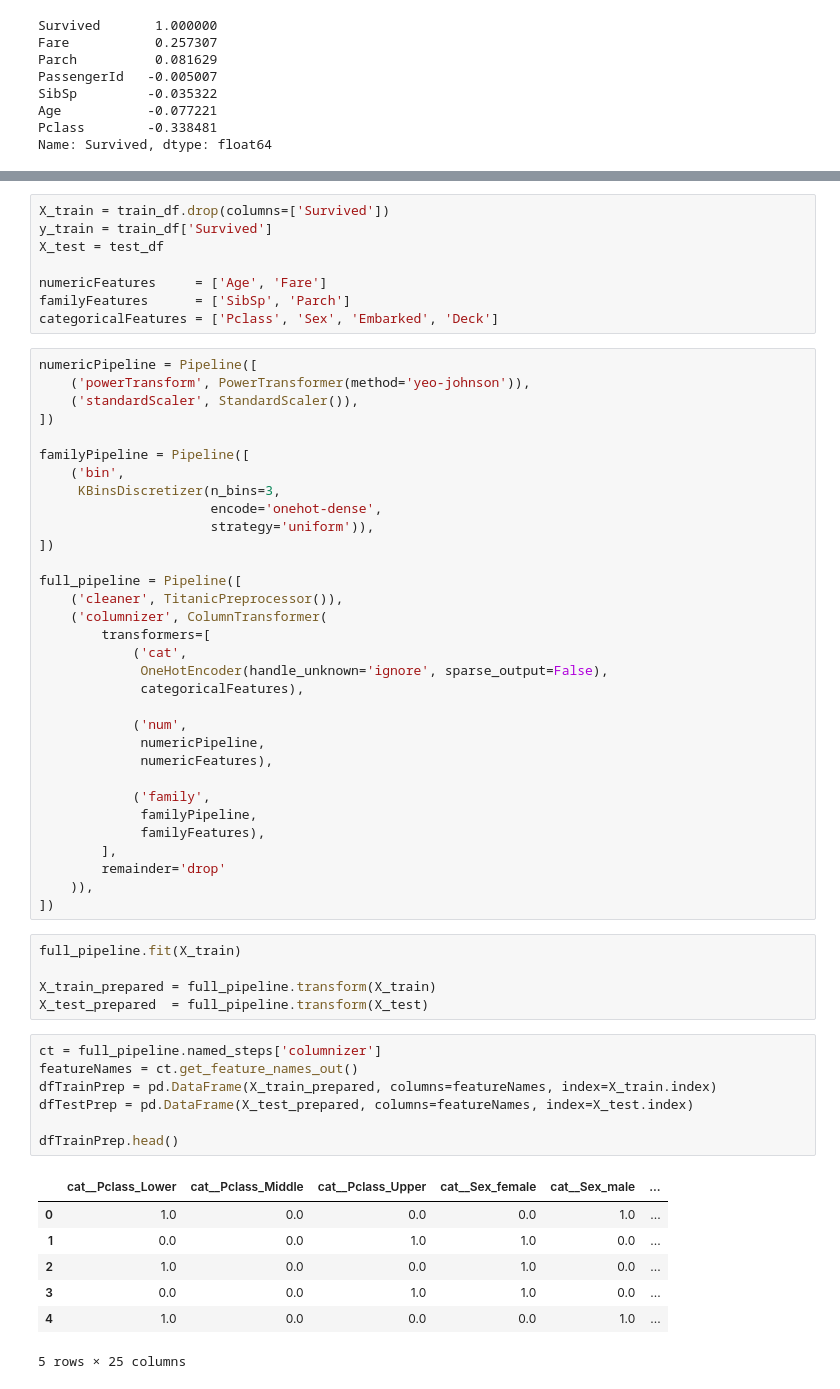
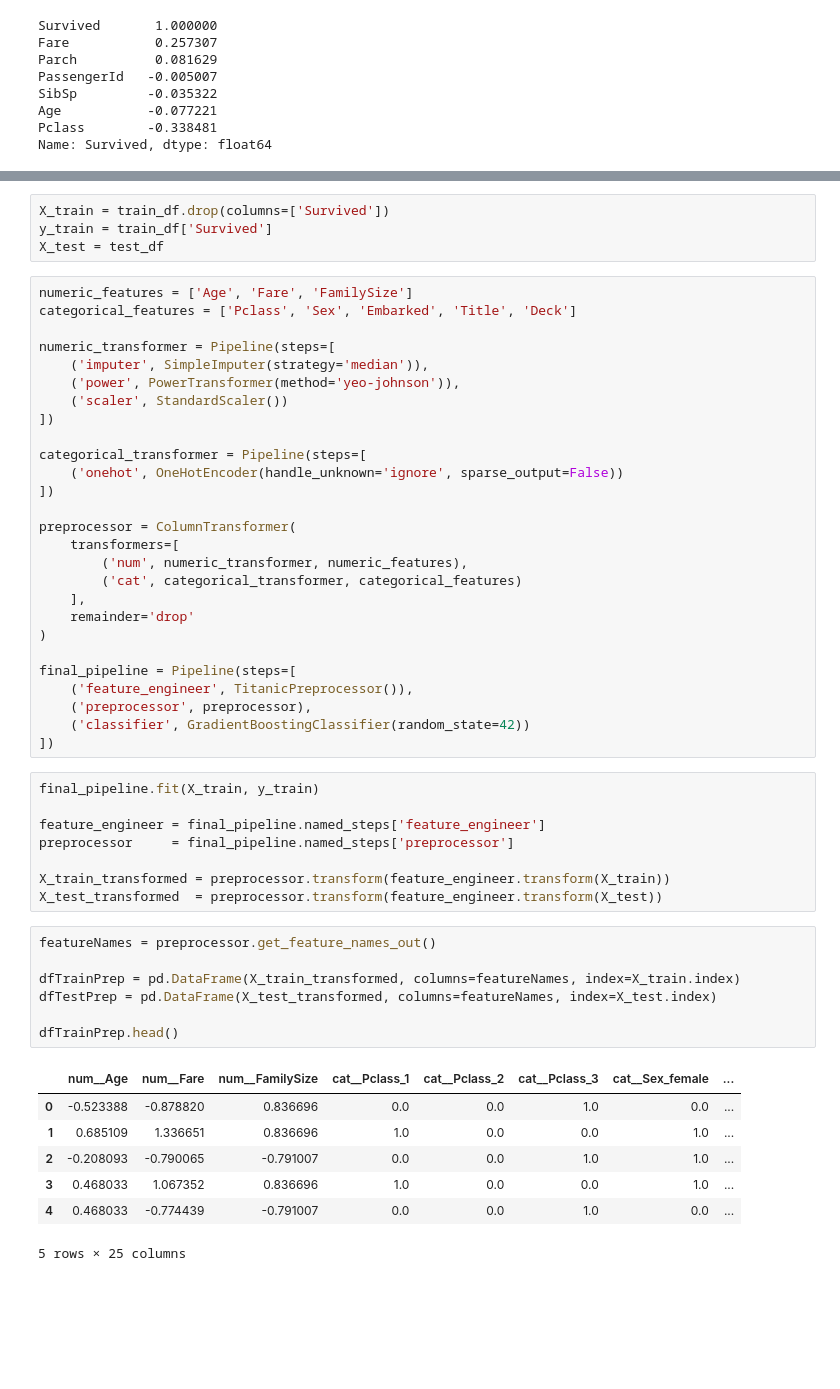
Before and after one commit to inaijin/HandsOnML-Practice, a Jupyter notebook: Supervised-Learning/Practice/Titanic.ipynb, the cells around one changed output, grey strips where cells are left out. Saved outputs shown, nothing was run; the diff lists cells and outputs as text; blank space fills up the shorter version.

```diff
--- a/Supervised-Learning/Practice/Titanic.ipynb
+++ b/Supervised-Learning/Practice/Titanic.ipynb
@@ -229,61 +301,55 @@ class TitanicPreprocessor(BaseEstimator, TransformerMixin):
 X_train = train_df.drop(columns=['Survived'])
 y_train = train_df['Survived']
 X_test = test_df
-
-numericFeatures     = ['Age', 'Fare']
-familyFeatures      = ['SibSp', 'Parch']
-categoricalFeatures = ['Pclass', 'Sex', 'Embarked', 'Deck']
 # %%
-numericPipeline = Pipeline([
-    ('powerTransform', PowerTransformer(method='yeo-johnson')),
-    ('standardScaler', StandardScaler()),
+numeric_features = ['Age', 'Fare', 'FamilySize']
+categorical_features = ['Pclass', 'Sex', 'Embarked', 'Title', 'Deck']
+
+numeric_transformer = Pipeline(steps=[
+    ('imputer', SimpleImputer(strategy='median')),
+    ('power', PowerTransformer(method='yeo-johnson')),
+    ('scaler', StandardScaler())
 ])
 
-familyPipeline = Pipeline([
-    ('bin',
-     KBinsDiscretizer(n_bins=3,
-                      encode='onehot-dense',
-                      strategy='uniform')),
+categorical_transformer = Pipeline(steps=[
+    ('onehot', OneHotEncoder(handle_unknown='ignore', sparse_output=False))
 ])
 
-full_pipeline = Pipeline([
-    ('cleaner', TitanicPreprocessor()),
-    ('columnizer', ColumnTransformer(
-        transformers=[
-            ('cat',
-             OneHotEncoder(handle_unknown='ignore', sparse_output=False),
-             categoricalFeatures),
+preprocessor = ColumnTransformer(
+    transformers=[
+        ('num', numeric_transformer, numeric_features),
+        ('cat', categorical_transformer, categorical_features)
+    ],
+    remainder='drop'
+)
 
-            ('num',
-             numericPipeline,
-             numericFeatures),
-
-            ('family',
-             familyPipeline,
-             familyFeatures),
-        ],
-        remainder='drop'
-    )),
+final_pipeline = Pipeline(steps=[
+    ('feature_engineer', TitanicPreprocessor()),
+    ('preprocessor', preprocessor),
+    ('classifier', GradientBoostingClassifier(random_state=42))
 ])
 # %%
-full_pipeline.fit(X_train)
+final_pipeline.fit(X_train, y_train)
 
-X_train_prepared = full_pipeline.transform(X_train)
-X_test_prepared  = full_pipeline.transform(X_test)
+feature_engineer = final_pipeline.named_steps['feature_engineer']
+preprocessor     = final_pipeline.named_steps['preprocessor']
+
+X_train_transformed = preprocessor.transform(feature_engineer.transform(X_train))
+X_test_transformed  = preprocessor.transform(feature_engineer.transform(X_test))
 # %%
-ct = full_pipeline.named_steps['columnizer']
-featureNames = ct.get_feature_names_out()
-dfTrainPrep = pd.DataFrame(X_train_prepared, columns=featureNames, index=X_train.index)
-dfTestPrep = pd.DataFrame(X_test_prepared, columns=featureNames, index=X_test.index)
+featureNames = preprocessor.get_feature_names_out()
+
+dfTrainPrep = pd.DataFrame(X_train_transformed, columns=featureNames, index=X_train.index)
+dfTestPrep = pd.DataFrame(X_test_transformed, columns=featureNames, index=X_test.index)
 
 dfTrainPrep.head()
 # %% [output]
-|  | cat__Pclass_Lower | cat__Pclass_Middle | cat__Pclass_Upper | cat__Sex_female | cat__Sex_male | ... |
-| 0 | 1.0 | 0.0 | 0.0 | 0.0 | 1.0 | ... |
-| 1 | 0.0 | 0.0 | 1.0 | 1.0 | 0.0 | ... |
-| 2 | 1.0 | 0.0 | 0.0 | 1.0 | 0.0 | ... |
-| 3 | 0.0 | 0.0 | 1.0 | 1.0 | 0.0 | ... |
-| 4 | 1.0 | 0.0 | 0.0 | 0.0 | 1.0 | ... |
+|  | num__Age | num__Fare | num__FamilySize | cat__Pclass_1 | cat__Pclass_2 | cat__Pclass_3 | cat__Sex_female | ... |
+| 0 | -0.523388 | -0.878820 | 0.836696 | 0.0 | 0.0 | 1.0 | 0.0 | ... |
+| 1 | 0.685109 | 1.336651 | 0.836696 | 1.0 | 0.0 | 0.0 | 1.0 | ... |
+| 2 | -0.208093 | -0.790065 | -0.791007 | 0.0 | 0.0 | 1.0 | 1.0 | ... |
+| 3 | 0.468033 | 1.067352 | 0.836696 | 1.0 | 0.0 | 0.0 | 1.0 | ... |
+| 4 | 0.468033 | -0.774439 | -0.791007 | 0.0 | 0.0 | 1.0 | 0.0 | ... |
 5 rows × 25 columns
 # %%
 dfTrainPrep.info()
```
Also changed, not shown: parts of 14 cells of this notebook, 1 other file.
